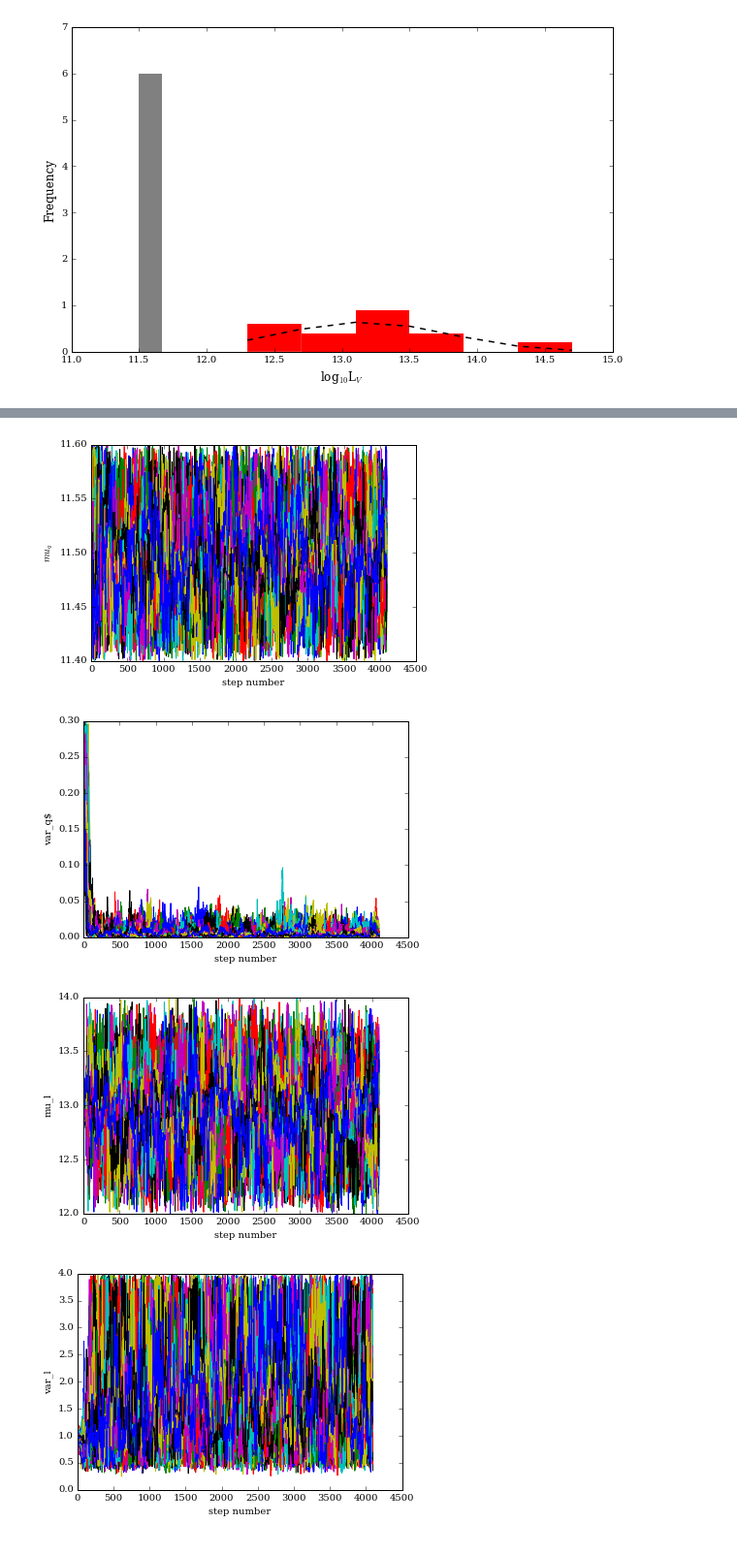
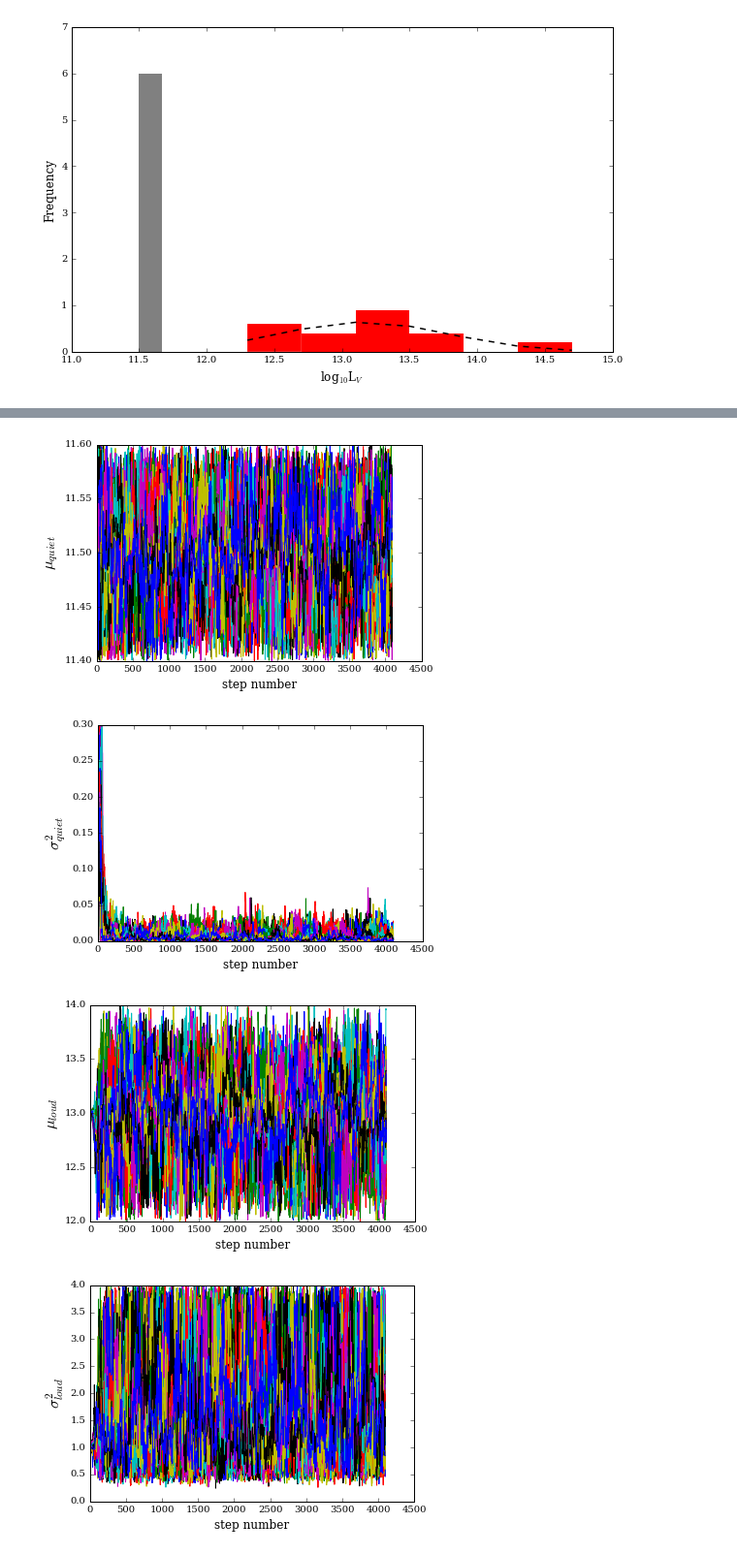
Before and after one commit to elliesch/python_codes, a Jupyter notebook: MixtureModel.ipynb, the cells around one changed output, grey strips where cells are left out. Shown: that part at 97% size. Saved outputs shown, nothing was run; the diff lists cells and outputs as text; code cells hidden in the pictures.

Commit message:
updated plot labels and colors

```diff
--- a/MixtureModel.ipynb
+++ b/MixtureModel.ipynb
@@ -219,13 +219,13 @@ sampler = emcee.EnsembleSampler(nwalkers, ndim, lnprob, args=(lLVtotal, lLVtotal
 # %%
 sampler.run_mcmc(thetas, 4096);
 # %%
-labels = ["$P$", "$mu_q$", "var_q$", "mu_l", "var_l"]
+labels = ["$P$", "$\mu_{quiet}$", "$\sigma^{2}_{quiet}$", "$\mu_{loud}$", "$\sigma^{2}_{loud}$"]
 for k in range(ndim):
     plt.figure()
     for n in range(nwalkers):
         plt.plot(sampler.chain[n,:,k])
-    plt.ylabel(labels[k])
-    plt.xlabel("step number")
+    plt.ylabel(labels[k], fontsize='16')
+    plt.xlabel("step number", fontsize='12')
 
 # this makes a pretty figure, but we could use the autocorrelation time to get quantitative about convergence.
 # %% [output]
@@ -233,7 +233,7 @@ for k in range(ndim):
-[figure, old version]
+[figure, new version]
-[figure, old version]
+[figure, new version]
-[figure, old version]
+[figure, new version]
-[figure, old version]
+[figure, new version]
 # %%
 ###===========
 # This section adds emcee functionality
```
Also changed, not shown: parts of 2 cells of this notebook.
